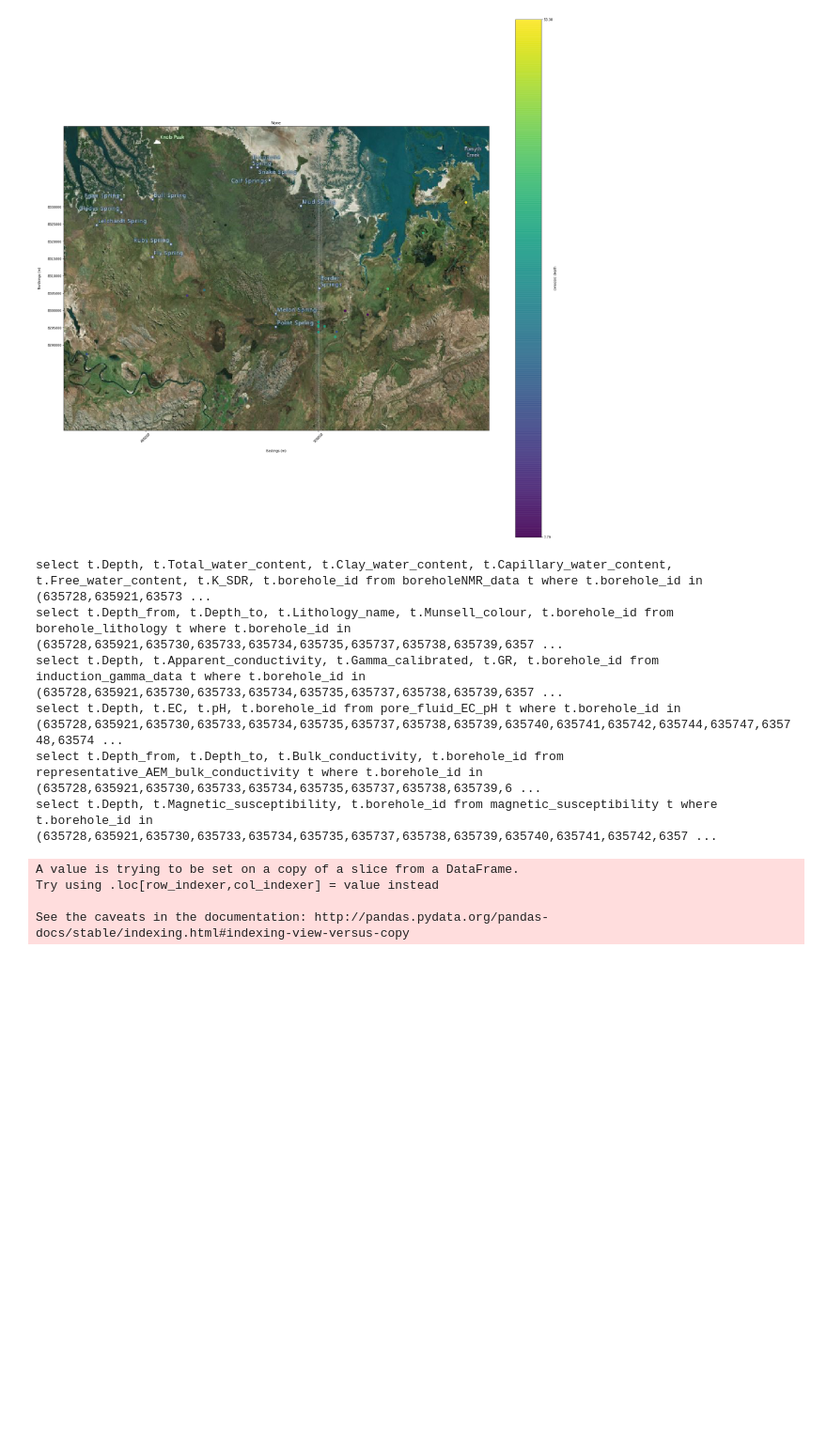
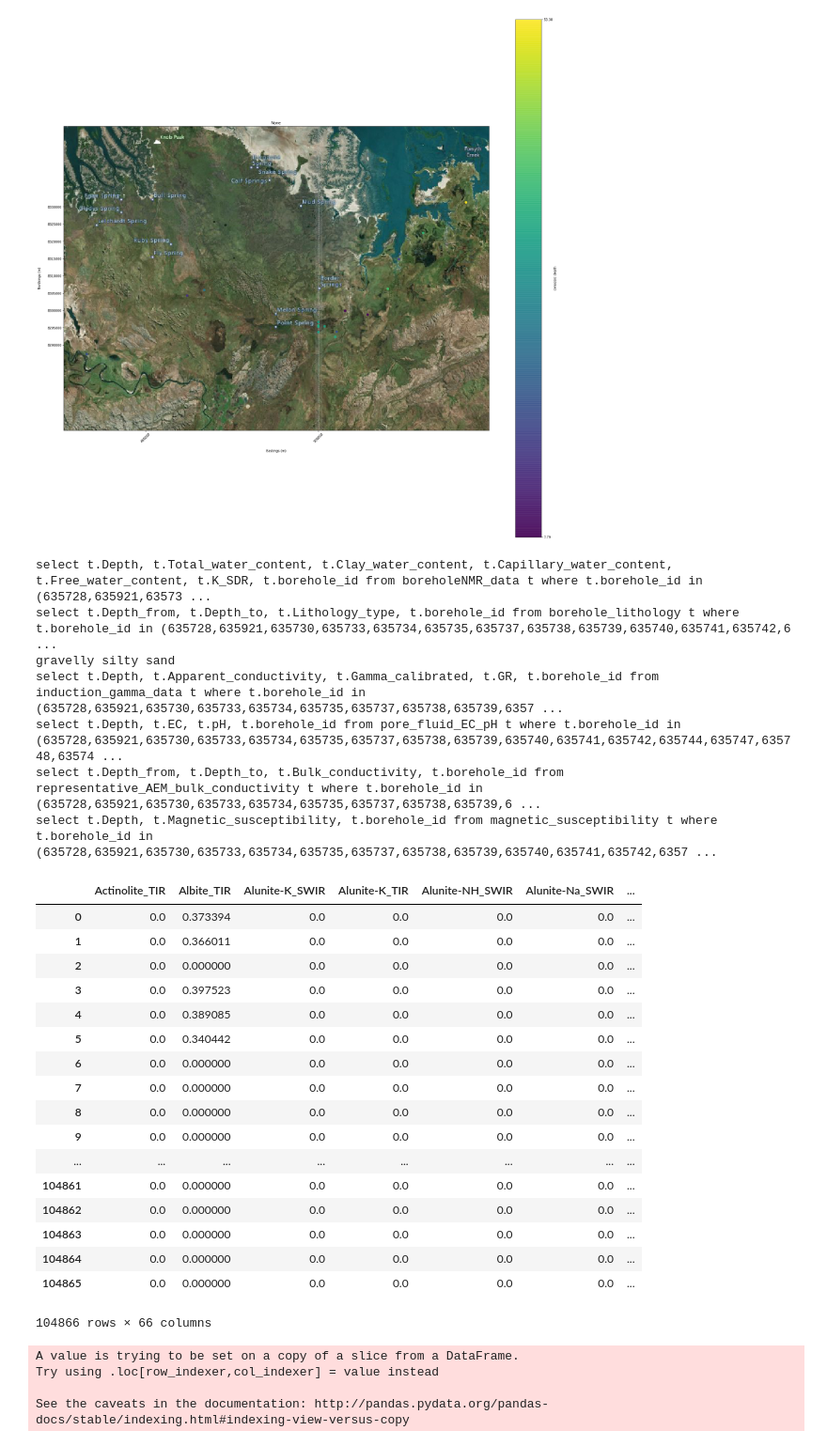
Before and after one commit to GeoscienceAustralia/hydrogeol_utils, a Jupyter notebook: notebooks/EastKimberley_borehole_key_params.ipynb, the cells around one changed output. Shown at 94% size. Saved outputs shown, nothing was run; the diff lists cells and outputs as text; code cells hidden in the pictures; blank space fills up the shorter version.

```diff
--- a/notebooks/EastKimberley_borehole_key_params.ipynb
+++ b/notebooks/EastKimberley_borehole_key_params.ipynb
@@ -152,8 +172,7 @@ df_bNMR = borehole_utils.extract_sql_with_primary_key("boreholeNMR_data", ['Dept
                                                 verbose = True)
 
 df_lithology = borehole_utils.extract_sql_with_primary_key("borehole_lithology", ['Depth_from', 'Depth_to',
-                                                'Lithology_name', 'Munsell_colour',
-                                                           'borehole_id'], connection, enos,
+                                                'Lithology_type', 'borehole_id'], connection, enos,
                                                           verbose = True)
 
 
@@ -170,7 +189,7 @@ df_lithology['hydraulic_class'] = 7
 
 # iterate through lithology names
 for index, row in df_lithology.iterrows():
-    lithname = row.Lithology_name
+    lithname = row.Lithology_type
 
     # Add the classification integer to the dataframe if it is found
     interval_class = search(hyd_class, lithname)
@@ -201,24 +220,12 @@ df_magsus = borehole_utils.extract_sql_with_primary_key("magnetic_susceptibility
                                                        connection, enos, verbose = True)
 # %% [output]
 select t.Depth, t.Total_water_content, t.Clay_water_content, t.Capillary_water_content, t.Free_water_content, t.K_SDR, t.borehole_id from boreholeNMR_data t where t.borehole_id in (635728,635921,63573 ...
-select t.Depth_from, t.Depth_to, t.Lithology_name, t.Munsell_colour, t.borehole_id from borehole_lithology t where t.borehole_id in (635728,635921,635730,635733,635734,635735,635737,635738,635739,6357 ...
+select t.Depth_from, t.Depth_to, t.Lithology_type, t.borehole_id from borehole_lithology t where t.borehole_id in (635728,635921,635730,635733,635734,635735,635737,635738,635739,635740,635741,635742,6 ...
+gravelly silty sand
 select t.Depth, t.Apparent_conductivity, t.Gamma_calibrated, t.GR, t.borehole_id from induction_gamma_data t where t.borehole_id in (635728,635921,635730,635733,635734,635735,635737,635738,635739,6357 ...
 select t.Depth, t.EC, t.pH, t.borehole_id from pore_fluid_EC_pH t where t.borehole_id in (635728,635921,635730,635733,635734,635735,635737,635738,635739,635740,635741,635742,635744,635747,635748,63574 ...
 select t.Depth_from, t.Depth_to, t.Bulk_conductivity, t.borehole_id from representative_AEM_bulk_conductivity t where t.borehole_id in (635728,635921,635730,635733,635734,635735,635737,635738,635739,6 ...
 select t.Depth, t.Magnetic_susceptibility, t.borehole_id from magnetic_susceptibility t where t.borehole_id in (635728,635921,635730,635733,635734,635735,635737,635738,635739,635740,635741,635742,6357 ...
-# %%
-# Define our columns of interest for the hylogging data
-
-columns = ["Quartz_(U_TIR_TSA707_Mineral)",
-          "Kaolinite-PX_(U_SWIR_TSA705_Mineral)",
-          "Kaolinite-WX_(U_SWIR_TSA705_Mineral)",
-          "Kaolinite-PX_(U_TIR_TSA707_Mineral)",
-          "Kaolinite-WX_(U_TIR_TSA707_Mineral)",
-          "Calcite_(U_SWIR_TSA705_Mineral)",
-          "Montmorillonite_(U_TIR_TSA707_Mineral)",
-          "Montmorillonite_(U_SWIR_TSA705_Mineral)",
-           "Depth", "borehole_id"
-          ]
 # %%
 # Import the hylogging data
 
@@ -236,3 +235,24 @@ df_hylog = df_chips.append(df_core)
+# %%
+df_hylogs_resampled = pd.DataFrame(columns )
+# %% [output]
+|  | Actinolite_TIR | Albite_TIR | Alunite-K_SWIR | Alunite-K_TIR | Alunite-NH_SWIR | Alunite-Na_SWIR | ... |
+| 0 | 0.0 | 0.373394 | 0.0 | 0.0 | 0.0 | 0.0 | ... |
+| 1 | 0.0 | 0.366011 | 0.0 | 0.0 | 0.0 | 0.0 | ... |
+| 2 | 0.0 | 0.000000 | 0.0 | 0.0 | 0.0 | 0.0 | ... |
+| 3 | 0.0 | 0.397523 | 0.0 | 0.0 | 0.0 | 0.0 | ... |
+| 4 | 0.0 | 0.389085 | 0.0 | 0.0 | 0.0 | 0.0 | ... |
+| 5 | 0.0 | 0.340442 | 0.0 | 0.0 | 0.0 | 0.0 | ... |
+| 6 | 0.0 | 0.000000 | 0.0 | 0.0 | 0.0 | 0.0 | ... |
+| 7 | 0.0 | 0.000000 | 0.0 | 0.0 | 0.0 | 0.0 | ... |
+| 8 | 0.0 | 0.000000 | 0.0 | 0.0 | 0.0 | 0.0 | ... |
+| 9 | 0.0 | 0.000000 | 0.0 | 0.0 | 0.0 | 0.0 | ... |
+| ... | ... | ... | ... | ... | ... | ... | ... |
+| 104861 | 0.0 | 0.000000 | 0.0 | 0.0 | 0.0 | 0.0 | ... |
+| 104862 | 0.0 | 0.000000 | 0.0 | 0.0 | 0.0 | 0.0 | ... |
+| 104863 | 0.0 | 0.000000 | 0.0 | 0.0 | 0.0 | 0.0 | ... |
+| 104864 | 0.0 | 0.000000 | 0.0 | 0.0 | 0.0 | 0.0 | ... |
+| 104865 | 0.0 | 0.000000 | 0.0 | 0.0 | 0.0 | 0.0 | ... |
+104866 rows × 66 columns
 # %%
 # Now for the important datasets lets assign them as either cenozoic, basement
 # or a mixture
```
Also changed, not shown: parts of 6 cells of this notebook, 2 other files.
